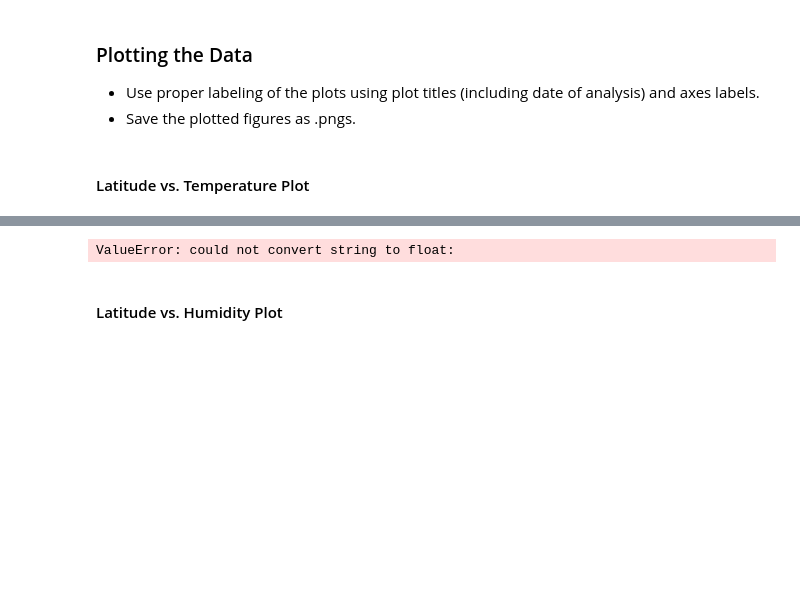
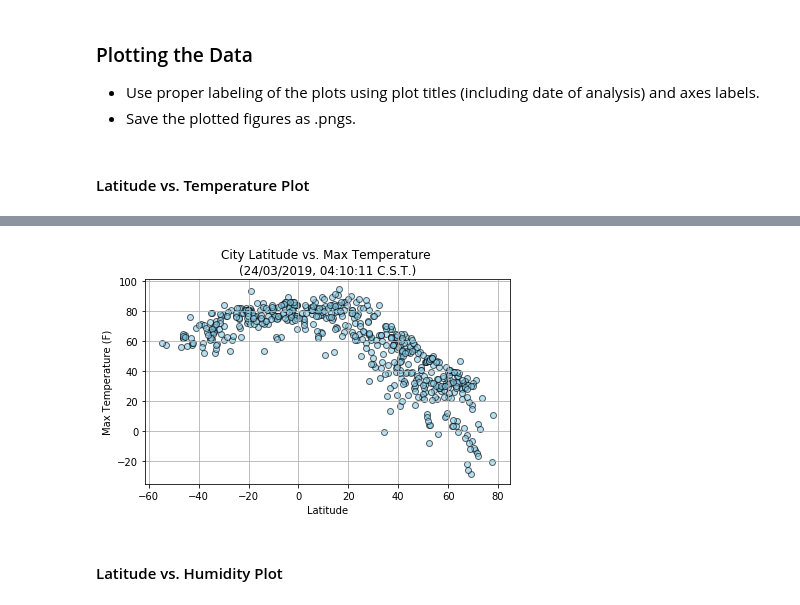
Before and after one commit to robeaseab/Weather-Map-API, a Jupyter notebook: WeatherPy.ipynb, the cells around one changed output, grey strips where cells are left out. Saved outputs shown, nothing was run; the diff lists cells and outputs as text; code cells hidden in the pictures; blank space fills up the shorter version.

```diff
--- a/WeatherPy.ipynb
+++ b/WeatherPy.ipynb
@@ -107,5 +85,6 @@ from pprint import pprint
 # cgo_wind_speed
 # %%
+#Perform API calls
 base_url = "http://api.openweathermap.org/data/2.5/weather"
 params = {"appid":api_key}
 for index, row in cities_df.iterrows():
@@ -130,15 +109,7 @@ for index, row in cities_df.iterrows():
 
         except (KeyError, IndexError):
             print("City not found... skipping.")
-            cities_df.drop([index])
-
 
         print("------------")
         time.sleep(1.01)
-
-# for city in cities:
-#         params["p"]=city
-#         print(f"Processing Record ___ of Set __ | {city}")
-#         response=requests.get(base_url, params=params).json()
-#         break
 # %% [output]
@@ -178,0 +146,11 @@ dtype: int64
+# %%
+#Replace empty with nan, drop empty rows
+cities_df=cities_df.replace('', np.nan)
+cities_df=cities_df.dropna()
+
+
+#export as csv
+#cities_df.to_csv(output_data_file)
+
+
+cities_df.head()
@@ -207,25 +181,20 @@ dtype: object
 # %%
 
-cities_df['Lat']=cities_df['Lat'].astype('float')
-cities_df['Max Temp']=cities_df['Max Temp'].astype('float')
-
-plt.scatter(cities_df['Lat'], cities_df['Max Temp'], marker="o", facecolors="skyblue", edgecolors="black", alpha=.60)
-
+plt.scatter(cities_df['Lat'], cities_df['Max Temp'],
+            marker="o", facecolors="skyblue", edgecolors="black", alpha=.60)
 
 # Incorporate the other graph properties
-plt.title("City Latitude vs. Max Temperature (Date)")
+plt.title(f"City Latitude vs. Max Temperature \n({Date})")
 plt.xlabel("Latitude")
 plt.ylabel("Max Temperature (F)")
 plt.tight_layout()
 plt.grid()
 
-
-
 # Save Figure
-plt.savefig("Weather_1_scatter_lat_v_temp.png")
+plt.savefig("output_data/Weather_1_scatter_lat_v_temp.png")
 plt.show()
 # %% [output]
-ValueError: could not convert string to float:
+[figure, added]
 # %% [markdown]
 #### Latitude vs. Humidity Plot
 # %%
```
Also changed, not shown: parts of 16 cells of this notebook, 5 other files.
